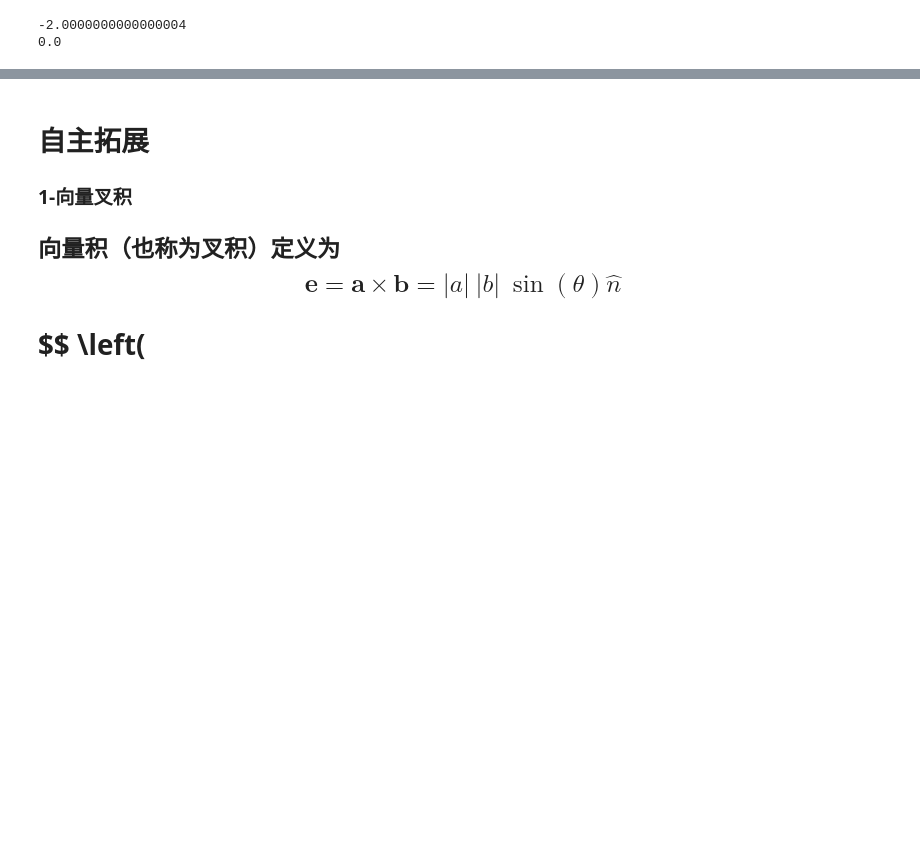
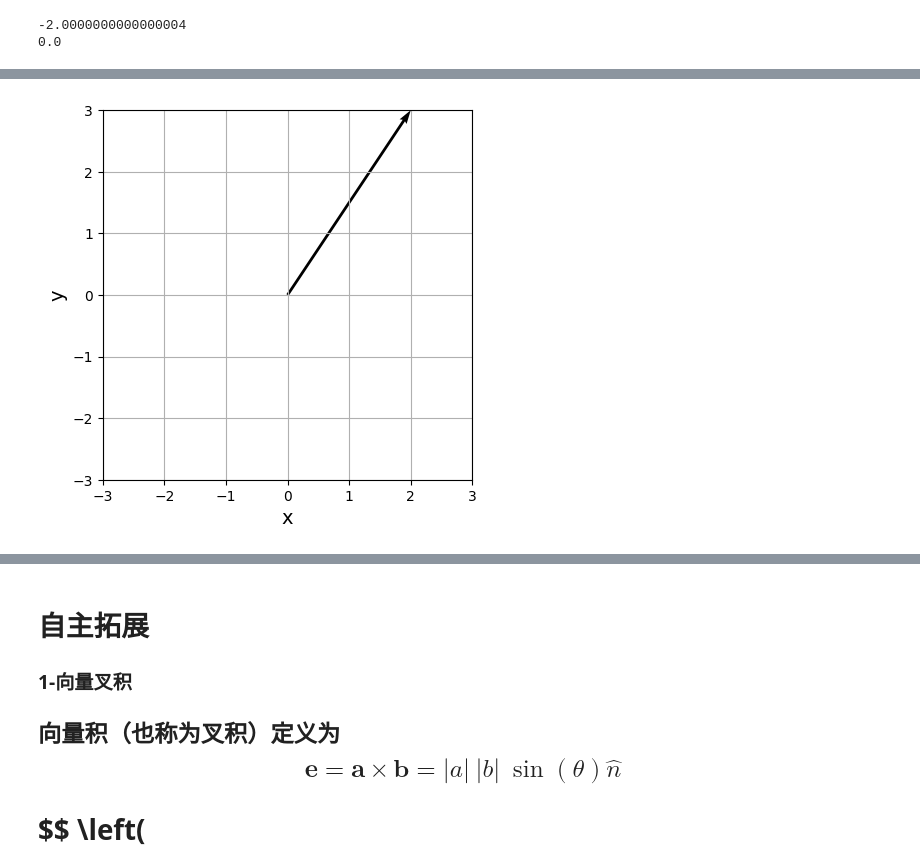
Before and after one commit to ColumbusK/Math, a Jupyter notebook: Algebra代数/线性代数基础.ipynb, the cells around one changed output, grey strips where cells are left out. Cells and saved outputs as stored; diff of their text form; code cells hidden in the pictures; blank space fills up the shorter version.

Commit message:
feat: 线性变换；matplotlib quiver绘制矢量

```diff
--- a/Algebra代数/线性代数基础.ipynb
+++ b/Algebra代数/线性代数基础.ipynb
@@ -939,0 +947,29 @@ print(np.linalg.det(b)) # 行列式为0的情况
+# %%
+%matplotlib inline
+
+import numpy as np
+import matplotlib.pyplot as plt
+
+# 绘制箭头的函数
+def arrow(start, end, color):
+    plt.quiver(start[0], start[1], end[0], end[1], angles='xy', scale_units='xy', scale=1, color=color)
+
+# 箭头的起点
+s = np.array([0, 0])
+
+# 向量
+a = np.array([2, 3])
+
+# 绘制箭头
+arrow(s, a, color="black")
+
+# 用图表进行表示
+plt.xlim([-3, 3])
+plt.ylim([-3, 3])
+plt.xlabel("x", size=14)
+plt.ylabel("y", size=14)
+plt.grid()
+plt.gca().set_aspect('equal')  # 令纵横比一致
+plt.show()
+# %% [output]
+[figure, added]
```
Also changed, not shown: parts of 3 cells of this notebook.
